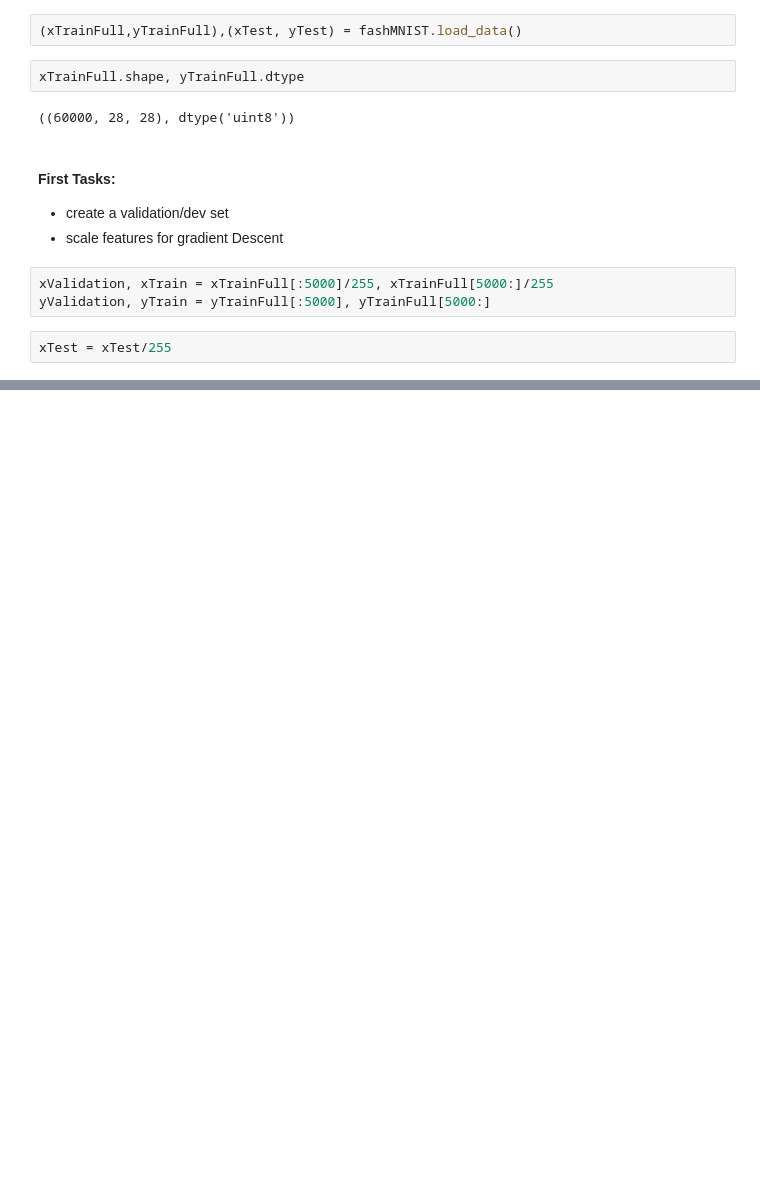
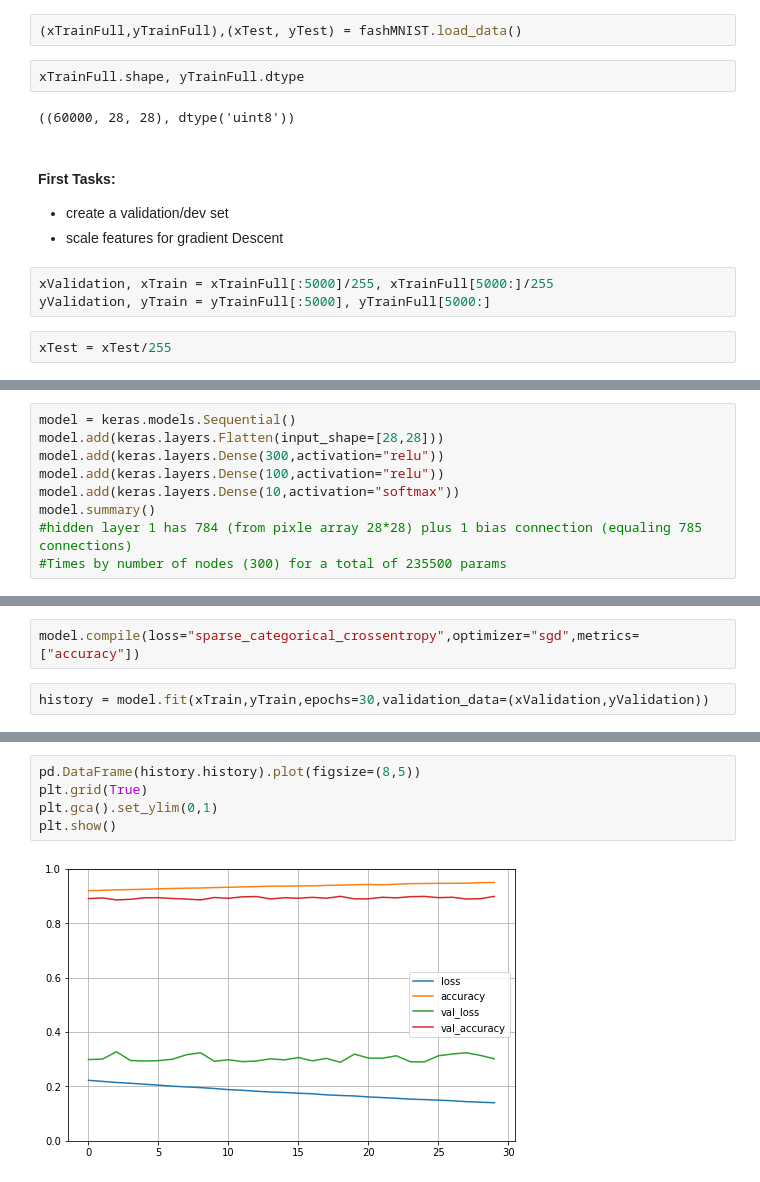
Before and after one commit to wisespira/Stats-Challenges, a Jupyter notebook: MLP Classification with Keras .ipynb, the cells around one changed output, grey strips where cells are left out. Cells and saved outputs as stored; diff of their text form; blank space fills up the shorter version.

```diff
--- a/MLP Classification with Keras .ipynb
+++ b/MLP Classification with Keras .ipynb
@@ -45,0 +61,9 @@ plt.show()
+# %%
+model = keras.models.Sequential()
+model.add(keras.layers.Flatten(input_shape=[28,28]))
+model.add(keras.layers.Dense(300,activation="relu"))
+model.add(keras.layers.Dense(100,activation="relu"))
+model.add(keras.layers.Dense(10,activation="softmax"))
+model.summary()
+#hidden layer 1 has 784 (from pixle array 28*28) plus 1 bias connection (equaling 785 connections)
+#Times by number of nodes (300) for a total of 235500 params
@@ -45,0 +87,4 @@ plt.show()
+# %%
+model.compile(loss="sparse_categorical_crossentropy",optimizer="sgd",metrics=["accuracy"])
+# %%
+history = model.fit(xTrain,yTrain,epochs=30,validation_data=(xValidation,yValidation))
@@ -45,0 +109,7 @@ plt.show()
+# %%
+pd.DataFrame(history.history).plot(figsize=(8,5))
+plt.grid(True)
+plt.gca().set_ylim(0,1)
+plt.show()
+# %% [output]
+[figure, added]
```
Also changed, not shown: parts of 9 cells of this notebook.
